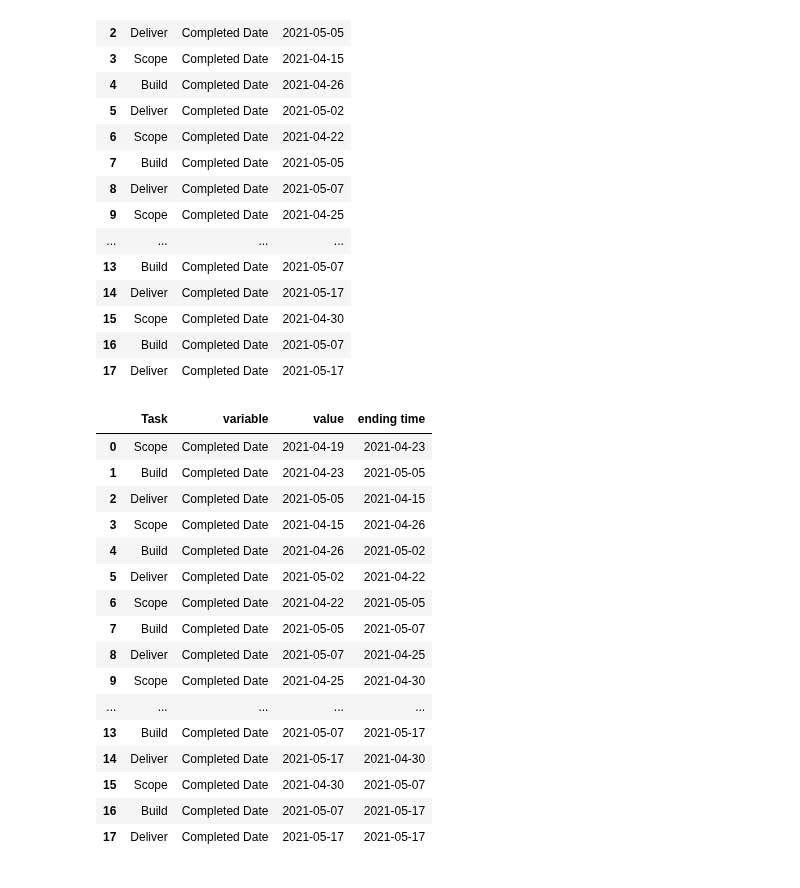
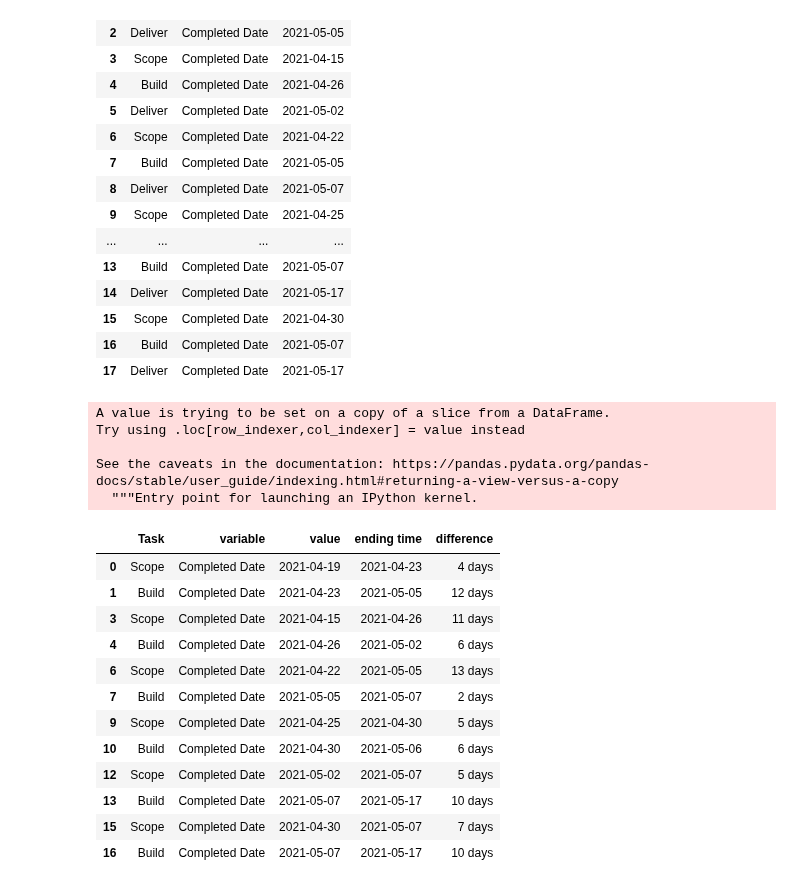
Before and after one commit to hyunjun33/Data_preprocessing, a Jupyter notebook: Preppin' Data 2021 Week 18 Challenge.ipynb, the cells around one changed output. Cells and saved outputs as stored; diff of their text form; code cells hidden in the pictures.

```diff
--- a/Preppin' Data 2021 Week 18 Challenge.ipynb
+++ b/Preppin' Data 2021 Week 18 Challenge.ipynb
@@ -179,22 +179,26 @@ tmp
 | 17 | Deliver | Completed Date | 2021-05-17 |
 # %%
 tmp["ending time"] = tmp["value"].shift(-1, fill_value='2021-05-17')
-tmp
+tmp = tmp.loc[tmp["Task"] != "Deliver"]
-# %% [output]
-|  | Task | variable | value | ending time |
-| 0 | Scope | Completed Date | 2021-04-19 | 2021-04-23 |
-| 1 | Build | Completed Date | 2021-04-23 | 2021-05-05 |
-| 2 | Deliver | Completed Date | 2021-05-05 | 2021-04-15 |
-| 3 | Scope | Completed Date | 2021-04-15 | 2021-04-26 |
-| 4 | Build | Completed Date | 2021-04-26 | 2021-05-02 |
-| 5 | Deliver | Completed Date | 2021-05-02 | 2021-04-22 |
-| 6 | Scope | Completed Date | 2021-04-22 | 2021-05-05 |
-| 7 | Build | Completed Date | 2021-05-05 | 2021-05-07 |
-| 8 | Deliver | Completed Date | 2021-05-07 | 2021-04-25 |
-| 9 | Scope | Completed Date | 2021-04-25 | 2021-04-30 |
-| ... | ... | ... | ... | ... |
-| 13 | Build | Completed Date | 2021-05-07 | 2021-05-17 |
-| 14 | Deliver | Completed Date | 2021-05-17 | 2021-04-30 |
-| 15 | Scope | Completed Date | 2021-04-30 | 2021-05-07 |
-| 16 | Build | Completed Date | 2021-05-07 | 2021-05-17 |
-| 17 | Deliver | Completed Date | 2021-05-17 | 2021-05-17 |
+# %%
+tmp["difference"] = tmp["ending time"] - tmp["value"]
+tmp
+# %% [output]
+A value is trying to be set on a copy of a slice from a DataFrame.
+Try using .loc[row_indexer,col_indexer] = value instead
+
+See the caveats in the documentation: https://pandas.pydata.org/pandas-docs/stable/user_guide/indexing.html#returning-a-view-versus-a-copy
+  """Entry point for launching an IPython kernel.
+|  | Task | variable | value | ending time | difference |
+| 0 | Scope | Completed Date | 2021-04-19 | 2021-04-23 | 4 days |
+| 1 | Build | Completed Date | 2021-04-23 | 2021-05-05 | 12 days |
+| 3 | Scope | Completed Date | 2021-04-15 | 2021-04-26 | 11 days |
+| 4 | Build | Completed Date | 2021-04-26 | 2021-05-02 | 6 days |
+| 6 | Scope | Completed Date | 2021-04-22 | 2021-05-05 | 13 days |
+| 7 | Build | Completed Date | 2021-05-05 | 2021-05-07 | 2 days |
+| 9 | Scope | Completed Date | 2021-04-25 | 2021-04-30 | 5 days |
+| 10 | Build | Completed Date | 2021-04-30 | 2021-05-06 | 6 days |
+| 12 | Scope | Completed Date | 2021-05-02 | 2021-05-07 | 5 days |
+| 13 | Build | Completed Date | 2021-05-07 | 2021-05-17 | 10 days |
+| 15 | Scope | Completed Date | 2021-04-30 | 2021-05-07 | 7 days |
+| 16 | Build | Completed Date | 2021-05-07 | 2021-05-17 | 10 days |
```
Also changed, not shown: parts of 2 cells of this notebook.
